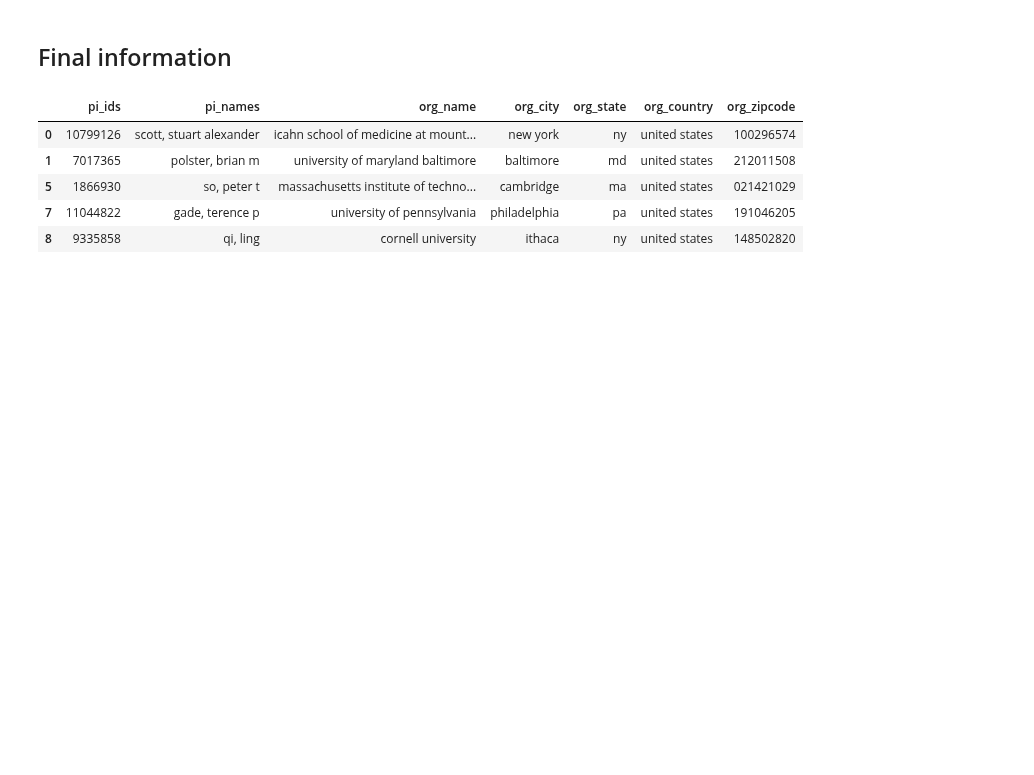
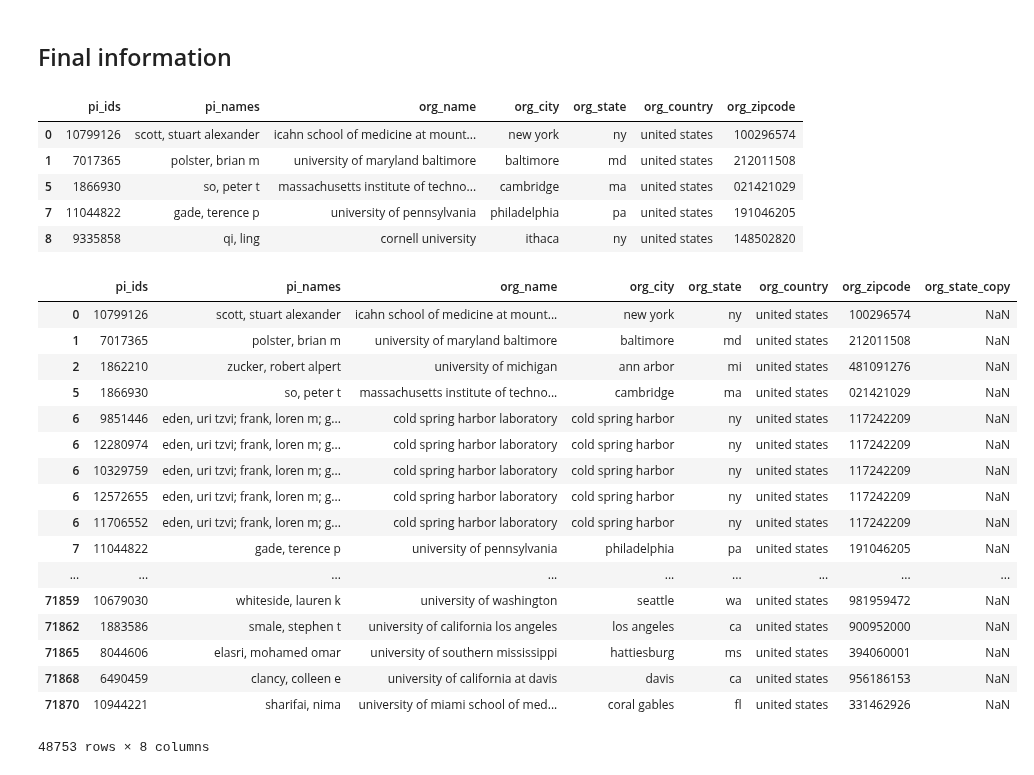
Before and after one commit to yuwie10/nih-awards, a Jupyter notebook: cleaning_pi_info.ipynb, the cells around one changed output. Saved outputs shown, nothing was run; the diff lists cells and outputs as text; code cells hidden in the pictures; blank space fills up the shorter version.

Commit message:
removed duplicates in pi_info.csv, begin replacement of NIH information via merge

```diff
--- a/cleaning_pi_info.ipynb
+++ b/cleaning_pi_info.ipynb
@@ -179,6 +179,8 @@ unique_multi.shape
 
 pi_unique.shape
 pi_unique = pi_unique.append(unique_multi)
+pi_unique = cln.strip_series(pi_unique, ['pi_ids'], strip = ' ')
+pi_unique = pi_unique.drop_duplicates('pi_ids')
 pi_unique.shape
 # %% [output]
 (9686, 7)
@@ -236,8 +238,10 @@ def add_nih_info(df, col_replace, replacement, org_name = 'org_name', org_countr
     but whose country is null.
 
     '''
-    df[col_replace] = df.ix[~df[org_name].isnull() & df[org_country].isnull()][col_replace].replace(np.nan, replacement)
+    df.ix[~df[org_name].isnull() & df[org_country].isnull()][col_replace].replace(np.nan, replacement)
     return df
 
 pi_unique = add_nih_info(pi_unique, col_replace = 'org_city', replacement = 'bethesda')
-pi_unique.ix[~pi_unique['org_name'].isnull() & pi_unique['org_country'].isnull()]
+pi_unique = add_nih_info(pi_unique, col_replace = 'org_state', replacement = 'md')
+pi_unique = add_nih_info(pi_unique, col_replace = 'org_zipcode', replacement = '20892')
+pi_unique = add_nih_info(pi_unique, col_replace = 'org_country', replacement = 'united states')
@@ -271,3 +256,27 @@ pi_unique.head()
 | 5 | 1866930 | so, peter t | massachusetts institute of techno... | cambridge | ma | united states | 021421029 |
 | 7 | 11044822 | gade, terence p | university of pennsylvania | philadelphia | pa | united states | 191046205 |
 | 8 | 9335858 | qi, ling | cornell university | ithaca | ny | united states | 148502820 |
+# %%
+test_replace = pd.DataFrame(pi_unique.ix[~pi_unique['org_name'].isnull() & pi_unique['org_country'].isnull()]['org_state'].replace(np.nan, 'md'))
+test = pi_unique.copy()
+pd.merge(test, test_replace, how = 'left', left_index=True, right_index=True, suffixes=('', '_copy'))
+#merge dfs, then merge columns via dropna
+# %% [output]
+|  | pi_ids | pi_names | org_name | org_city | org_state | org_country | org_zipcode | org_state_copy |
+| 0 | 10799126 | scott, stuart alexander | icahn school of medicine at mount... | new york | ny | united states | 100296574 | NaN |
+| 1 | 7017365 | polster, brian m | university of maryland baltimore | baltimore | md | united states | 212011508 | NaN |
+| 2 | 1862210 | zucker, robert alpert | university of michigan | ann arbor | mi | united states | 481091276 | NaN |
+| 5 | 1866930 | so, peter t | massachusetts institute of techno... | cambridge | ma | united states | 021421029 | NaN |
+| 6 | 9851446 | eden, uri tzvi; frank, loren m; g... | cold spring harbor laboratory | cold spring harbor | ny | united states | 117242209 | NaN |
+| 6 | 12280974 | eden, uri tzvi; frank, loren m; g... | cold spring harbor laboratory | cold spring harbor | ny | united states | 117242209 | NaN |
+| 6 | 10329759 | eden, uri tzvi; frank, loren m; g... | cold spring harbor laboratory | cold spring harbor | ny | united states | 117242209 | NaN |
+| 6 | 12572655 | eden, uri tzvi; frank, loren m; g... | cold spring harbor laboratory | cold spring harbor | ny | united states | 117242209 | NaN |
+| 6 | 11706552 | eden, uri tzvi; frank, loren m; g... | cold spring harbor laboratory | cold spring harbor | ny | united states | 117242209 | NaN |
+| 7 | 11044822 | gade, terence p | university of pennsylvania | philadelphia | pa | united states | 191046205 | NaN |
+| ... | ... | ... | ... | ... | ... | ... | ... | ... |
+| 71859 | 10679030 | whiteside, lauren k | university of washington | seattle | wa | united states | 981959472 | NaN |
+| 71862 | 1883586 | smale, stephen t | university of california los angeles | los angeles | ca | united states | 900952000 | NaN |
+| 71865 | 8044606 | elasri, mohamed omar | university of southern mississippi | hattiesburg | ms | united states | 394060001 | NaN |
+| 71868 | 6490459 | clancy, colleen e | university of california at davis | davis | ca | united states | 956186153 | NaN |
+| 71870 | 10944221 | sharifai, nima | university of miami school of med... | coral gables | fl | united states | 331462926 | NaN |
+48753 rows × 8 columns
```
Also changed, not shown: parts of 6 cells of this notebook, 2 other files.
